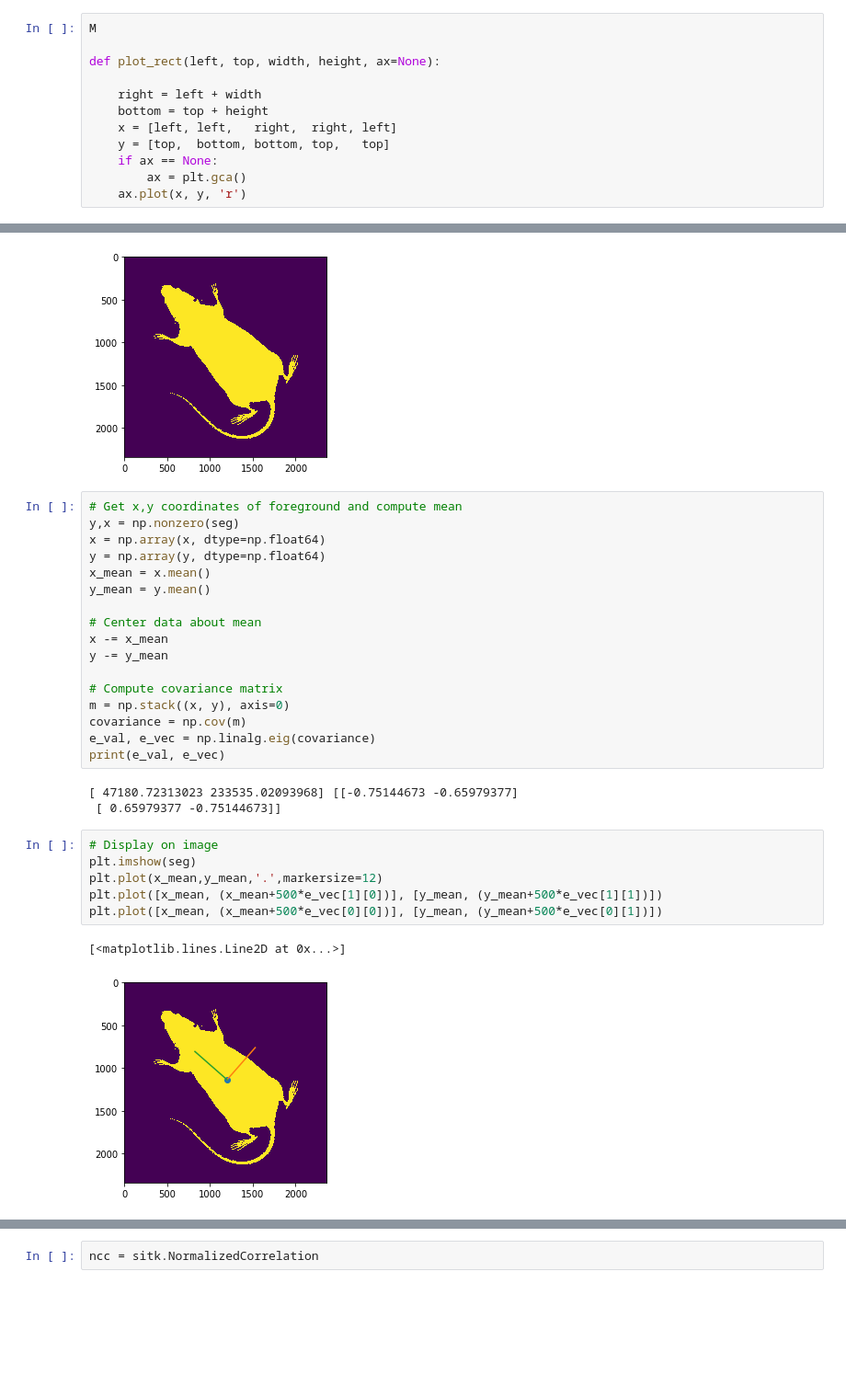
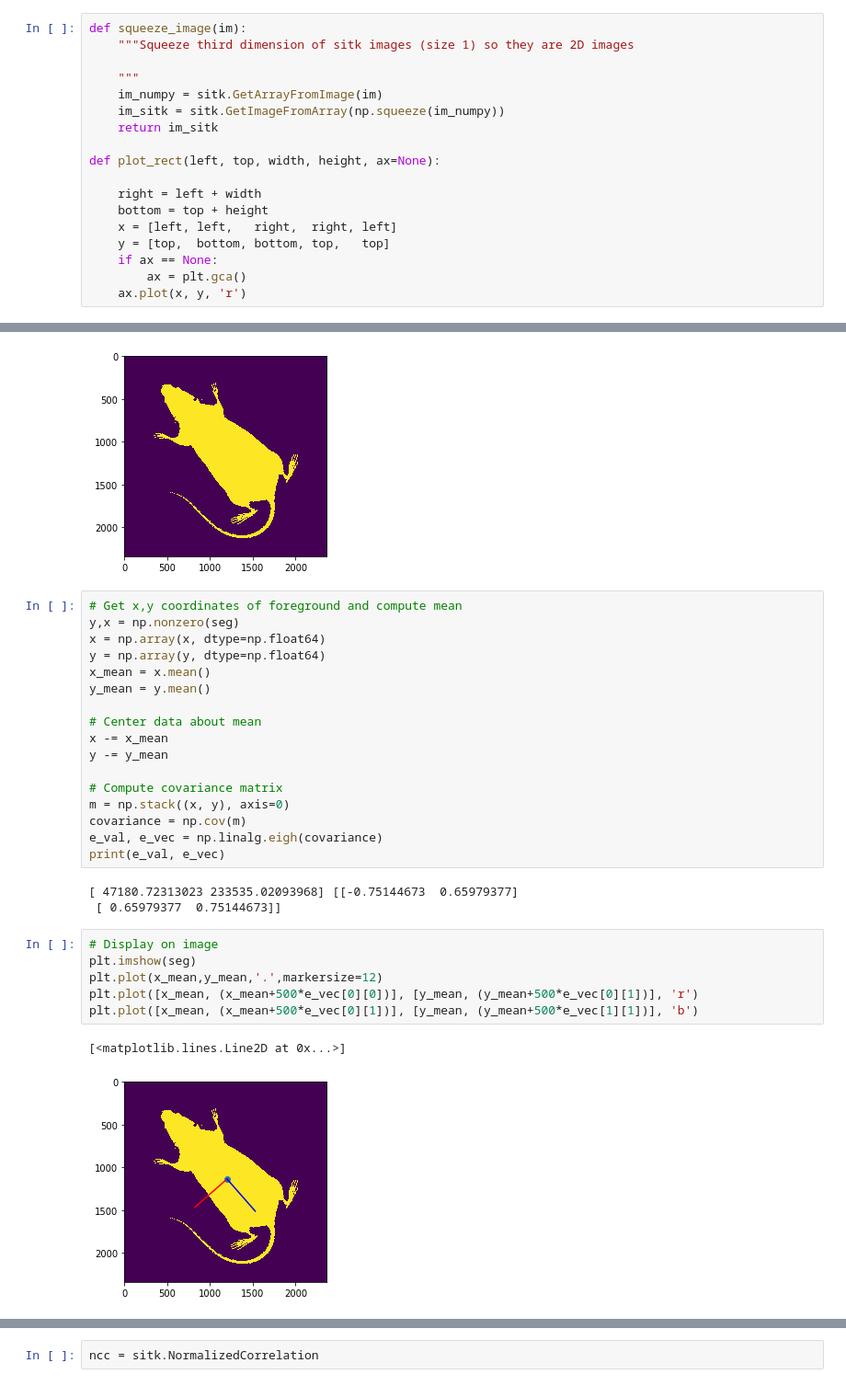
Before and after one commit to sprynt001/crop_chest_xrays, a Jupyter notebook: pca_alignment_and_cropping.ipynb, the cells around one changed output, grey strips where cells are left out. Shown at 92% size. Saved outputs shown, nothing was run; the diff lists cells and outputs as text; blank space fills up the shorter version.

```diff
--- a/pca_alignment_and_cropping.ipynb
+++ b/pca_alignment_and_cropping.ipynb
@@ -130,7 +29,13 @@ def multires_registration(fixed_image, moving_image, initial_transform):
 # %% [markdown]
 The cell below contains two utility functions I wrote. The first was necessary, because the DICOM images had a third dimension of 1-plane which is redundant and made SimpleITK think they were 3D images instead of 2D images. The third dimension is 'squeezed'. Also add a function to plot rectangles to ease showing ROIs on images
 # %%
-M
+def squeeze_image(im):
+    """Squeeze third dimension of sitk images (size 1) so they are 2D images
+
+    """
+    im_numpy = sitk.GetArrayFromImage(im)
+    im_sitk = sitk.GetImageFromArray(np.squeeze(im_numpy))
+    return im_sitk
 
 def plot_rect(left, top, width, height, ax=None):
 
@@ -182,17 +83,17 @@ y -= y_mean
 # Compute covariance matrix
 m = np.stack((x, y), axis=0)
 covariance = np.cov(m)
-e_val, e_vec = np.linalg.eig(covariance)
+e_val, e_vec = np.linalg.eigh(covariance)
 print(e_val, e_vec)
 # %% [output]
-[ 47180.72313023 233535.02093968] [[-0.75144673 -0.65979377]
- [ 0.65979377 -0.75144673]]
+[ 47180.72313023 233535.02093968] [[-0.75144673  0.65979377]
+ [ 0.65979377  0.75144673]]
 # %%
 # Display on image
 plt.imshow(seg)
 plt.plot(x_mean,y_mean,'.',markersize=12)
-plt.plot([x_mean, (x_mean+500*e_vec[1][0])], [y_mean, (y_mean+500*e_vec[1][1])])
-plt.plot([x_mean, (x_mean+500*e_vec[0][0])], [y_mean, (y_mean+500*e_vec[0][1])])
+plt.plot([x_mean, (x_mean+500*e_vec[0][0])], [y_mean, (y_mean+500*e_vec[0][1])], 'r')
+plt.plot([x_mean, (x_mean+500*e_vec[0][1])], [y_mean, (y_mean+500*e_vec[1][1])], 'b')
 # %% [output]
 [<matplotlib.lines.Line2D at 0x...>]
-[figure, old version]
+[figure, new version]
```
Also changed, not shown: parts of 10 cells of this notebook.
